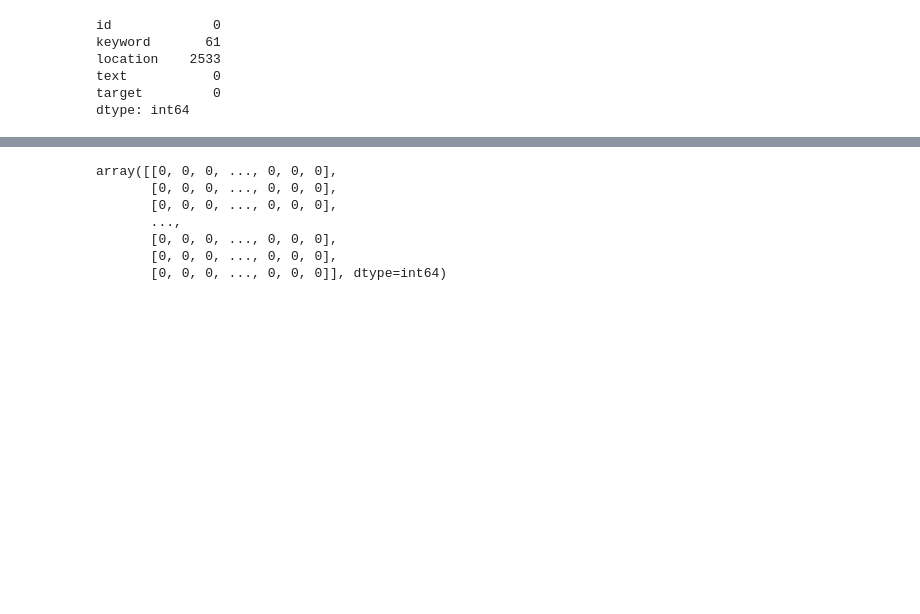
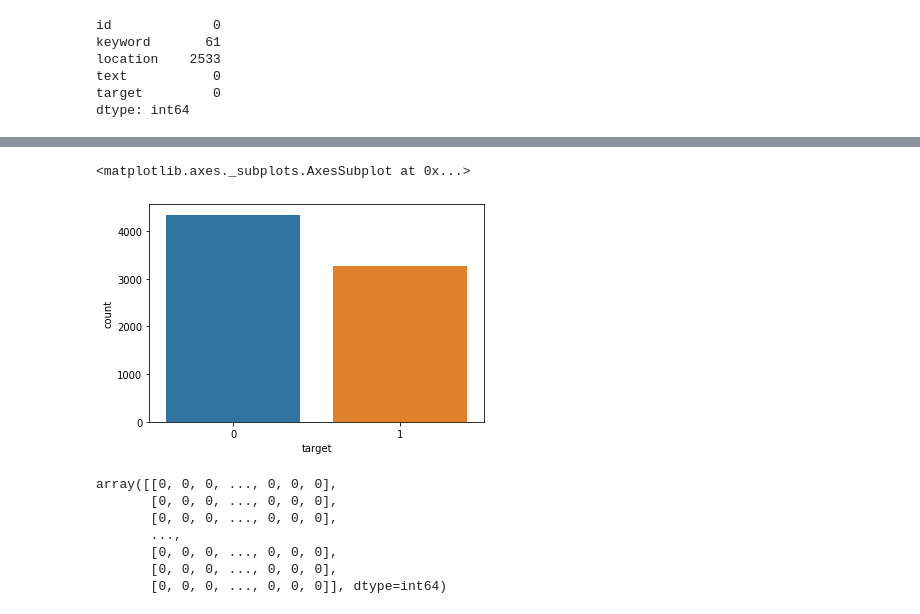
Before and after one commit to 9839vikram/NLP_With_Disaster_Tweets, a Jupyter notebook: NLP.ipynb, the cells around one changed output, grey strips where cells are left out. Drawn from its saved outputs; the diff is of its cells as text; code cells hidden in the pictures; blank space fills up the shorter version.

```diff
--- a/NLP.ipynb
+++ b/NLP.ipynb
@@ -71,3 +80,8 @@ train_not_disater
+# %%
+sns.countplot(df1['target'])
+# %% [output]
+<matplotlib.axes._subplots.AxesSubplot at 0x...>
+[figure, added]
 # %%
 vectorizer = CountVectorizer()
 # %%
```
Also changed, not shown: parts of 8 cells of this notebook, 1 other file.
